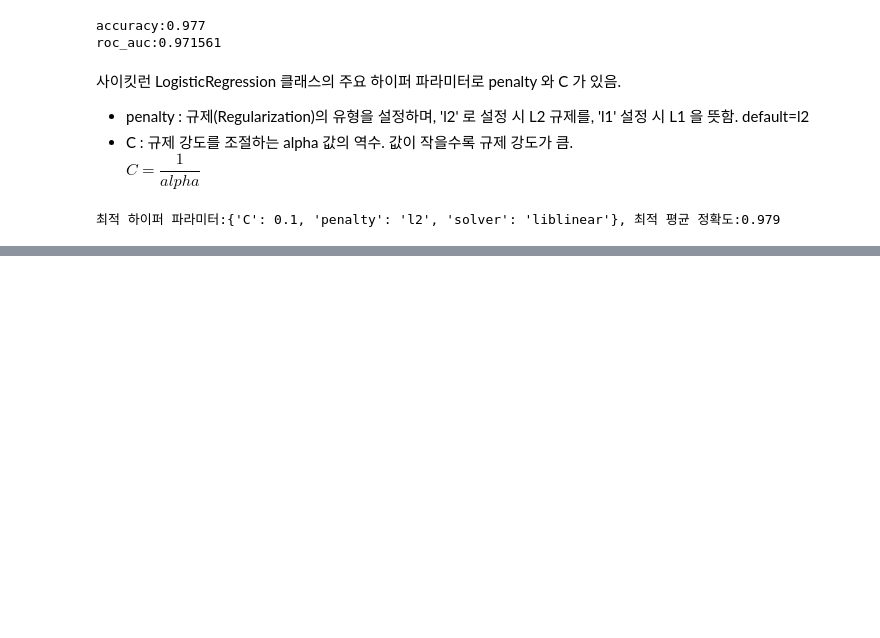
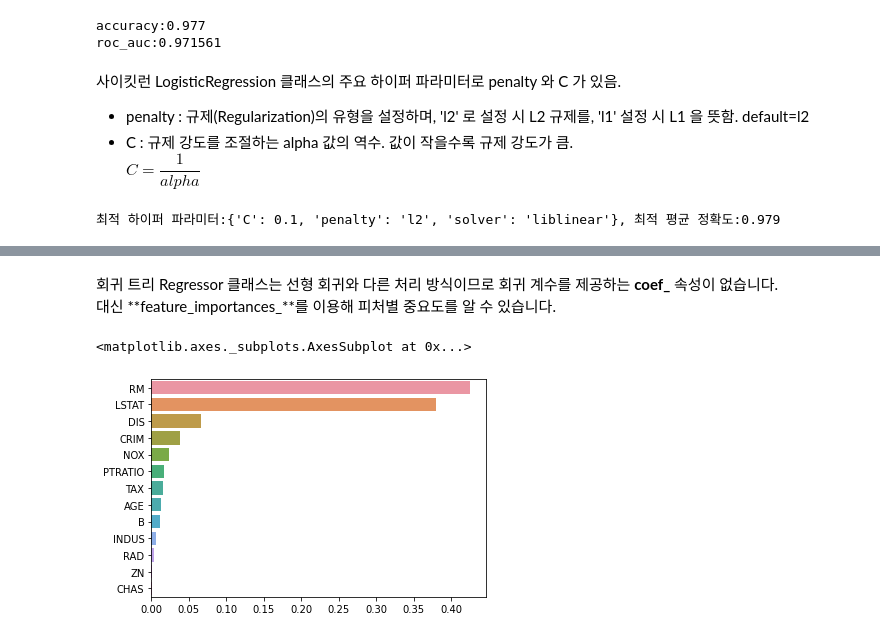
Before and after one commit to johyunkang/python-ml-guide, a Jupyter notebook: python_ml_perfect_guide_05_regression.ipynb, the cells around one changed output, grey strips where cells are left out. Drawn from its saved outputs; the diff is of its cells as text; code cells hidden in the pictures; blank space fills up the shorter version.

```diff
--- a/python_ml_perfect_guide_05_regression.ipynb
+++ b/python_ml_perfect_guide_05_regression.ipynb
@@ -862,0 +862,24 @@ p.335
+# %%
+from sklearn.datasets import load_boston
+from sklearn.model_selection import cross_val_score
+from sklearn.ensemble import RandomForestRegressor
+import pandas as pd
+import numpy as np
+
+# 보스턴 데이터 세트 로드
+boston = load_boston()
+bstdf = pd.DataFrame(boston.data, columns=boston.feature_names)
+
+bstdf['PRICE'] = boston.target
+y_target = bstdf['PRICE']
+x_data = bstdf.drop(['PRICE'], axis=1, inplace=False)
+
+rf = RandomForestRegressor(random_state=0, n_estimators=1000)
+neg_mse_scores = cross_val_score(rf, x_data, y_target, scoring='neg_mean_squared_error', cv=5)
+rmse_scores = np.sqrt(-1 * neg_mse_scores)
+avg_rmse = np.mean(rmse_scores)
+
+print(' 5 교차 검증의 개별 Negative MSE Scores:', np.round(neg_mse_scores, 2))
+print(' 5 교차 검증의 개별 RMSE Scores:', np.round(rmse_scores, 2))
+print(' 5 교차 검증의 평균 RMSE round :', np.round(avg_rmse, 4))
+print(' 5 교차 검증의 평균 RMSE :{:.4f}'.format(avg_rmse))
@@ -862,0 +932,19 @@ p.335
+# %% [markdown]
+회귀 트리 Regressor 클래스는 선형 회귀와 다른 처리 방식이므로 회귀 계수를 제공하는 **coef_** 속성이 없습니다.
+대신 **feature_importances_**를 이용해 피처별 중요도를 알 수 있습니다.
+# %%
+import seaborn as sns
+%matplotlib inline
+
+rf_reg = RandomForestRegressor(n_estimators=1000)
+
+# 앞 예제에서 만들어진 x_data, y_target 데이터 세트를 적용해 학습합니다.
+rf_reg.fit(x_data, y_target)
+
+feature_series = pd.Series(data=rf_reg.feature_importances_, index=x_data.columns)
+feature_series = feature_series.sort_values(ascending=False)
+sns.barplot(x=feature_series, y=feature_series.index)
+# Classifier 의 하이퍼 파라미터와 거의 동일하므로 추가 설명은 X. 4장 참조
+# %% [output]
+<matplotlib.axes._subplots.AxesSubplot at 0x...>
+[figure, added]
```
Also changed, not shown: parts of 8 cells of this notebook.
